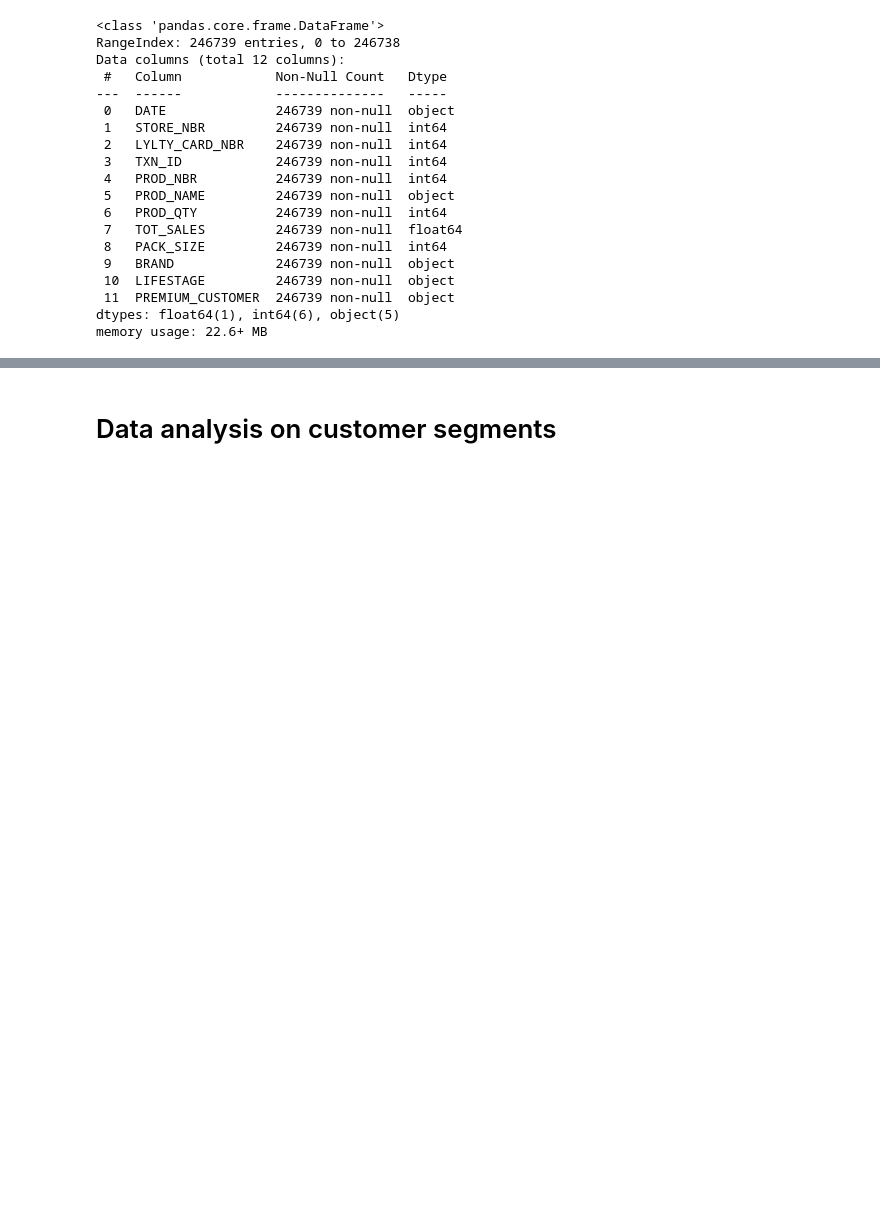
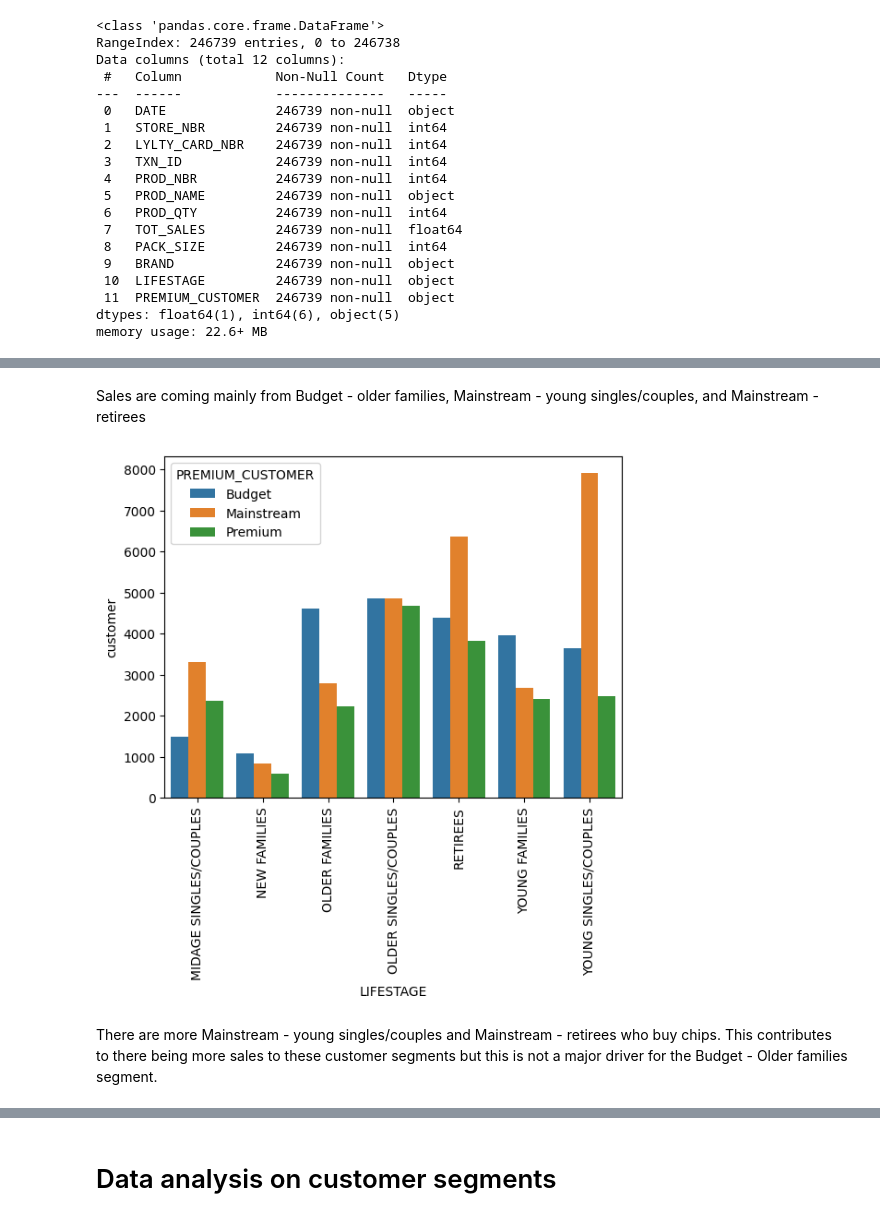
Before and after one commit to Ekatskoropud/Quantium, a Jupyter notebook: Task 1/Data analysis.ipynb, the cells around one changed output, grey strips where cells are left out. Saved outputs shown, nothing was run; the diff lists cells and outputs as text; code cells hidden in the pictures; blank space fills up the shorter version.

```diff
--- a/Task 1/Data analysis.ipynb
+++ b/Task 1/Data analysis.ipynb
@@ -44,0 +132,16 @@ memory usage: 22.6+ MB
+# %% [markdown]
+Sales are coming mainly from Budget - older families, Mainstream - young
+singles/couples, and Mainstream - retirees
+# %%
+ax = sns.barplot(data = cross_table,
+            x = "LIFESTAGE",
+            y = "customer",
+            hue = "PREMIUM_CUSTOMER")
+
+ax.tick_params(axis="x", rotation = 90)
+# %% [output]
+[figure, added]
+# %% [markdown]
+There are more Mainstream - young singles/couples and Mainstream - retirees who buy
+chips. This contributes to there being more sales to these customer segments but
+this is not a major driver for the Budget - Older families segment.
```
Also changed, not shown: parts of 23 cells of this notebook.
